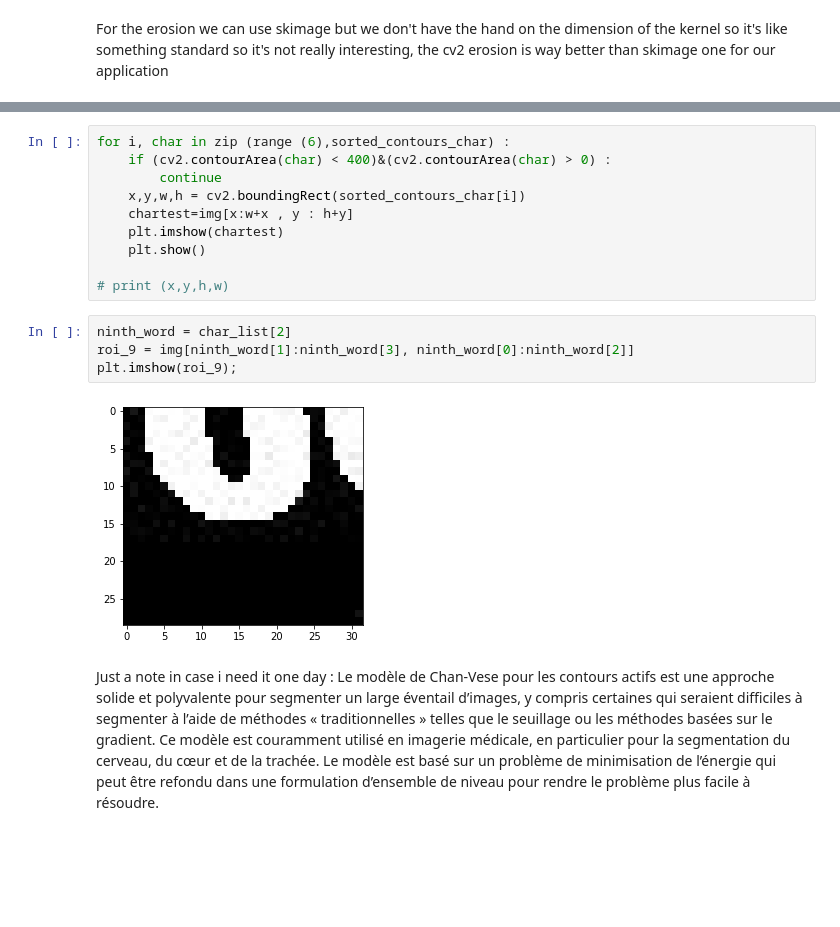
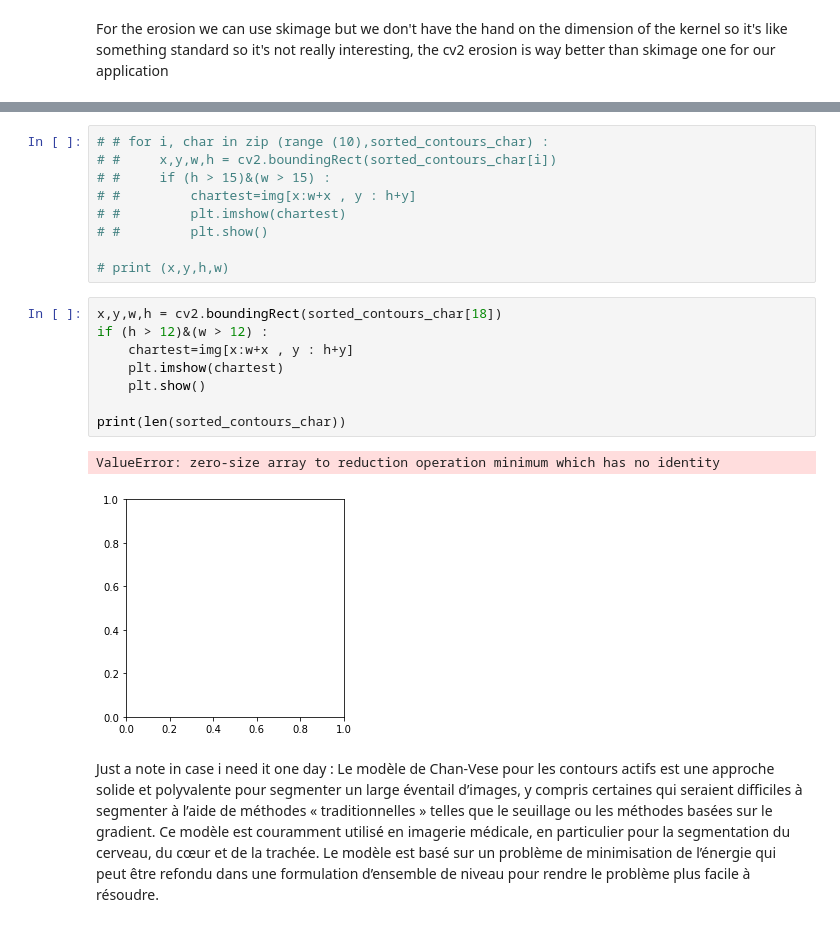
Before and after one commit to maroirek/Words-Segmentation, a Jupyter notebook: Segmentation final.ipynb, the cells around one changed output, grey strips where cells are left out. Cells and saved outputs as stored; diff of their text form; blank space fills up the shorter version.

```diff
--- a/Segmentation final.ipynb
+++ b/Segmentation final.ipynb
@@ -73,19 +81,23 @@ plt.imshow(img2);
 # %%
-for i, char in zip (range (6),sorted_contours_char) :
-    if (cv2.contourArea(char) < 400)&(cv2.contourArea(char) > 0) :
-        continue
-    x,y,w,h = cv2.boundingRect(sorted_contours_char[i])
-    chartest=img[x:w+x , y : h+y]
-    plt.imshow(chartest)
-    plt.show()
+# # for i, char in zip (range (10),sorted_contours_char) :
+# #     x,y,w,h = cv2.boundingRect(sorted_contours_char[i])
+# #     if (h > 15)&(w > 15) :
+# #         chartest=img[x:w+x , y : h+y]
+# #         plt.imshow(chartest)
+# #         plt.show()
 
 # print (x,y,h,w)
 # %%
-ninth_word = char_list[2]
-roi_9 = img[ninth_word[1]:ninth_word[3], ninth_word[0]:ninth_word[2]]
-plt.imshow(roi_9);
+x,y,w,h = cv2.boundingRect(sorted_contours_char[18])
+if (h > 12)&(w > 12) :
+    chartest=img[x:w+x , y : h+y]
+    plt.imshow(chartest)
+    plt.show()
+
+print(len(sorted_contours_char))
 # %% [output]
+ValueError: zero-size array to reduction operation minimum which has no identity
-[figure, old version]
+[figure, new version]
 # %% [markdown]
 Just a note in case i need it one day :
 Le modèle de Chan-Vese pour les contours actifs est une approche solide et polyvalente pour segmenter un large éventail d’images, y compris certaines qui seraient difficiles à segmenter à l’aide de méthodes « traditionnelles » telles que le seuillage ou les méthodes basées sur le gradient. Ce modèle est couramment utilisé en imagerie médicale, en particulier pour la segmentation du cerveau, du cœur et de la trachée. Le modèle est basé sur un problème de minimisation de l’énergie qui peut être refondu dans une formulation d’ensemble de niveau pour rendre le problème plus facile à résoudre.
```
Also changed, not shown: parts of 1 cell of this notebook.
